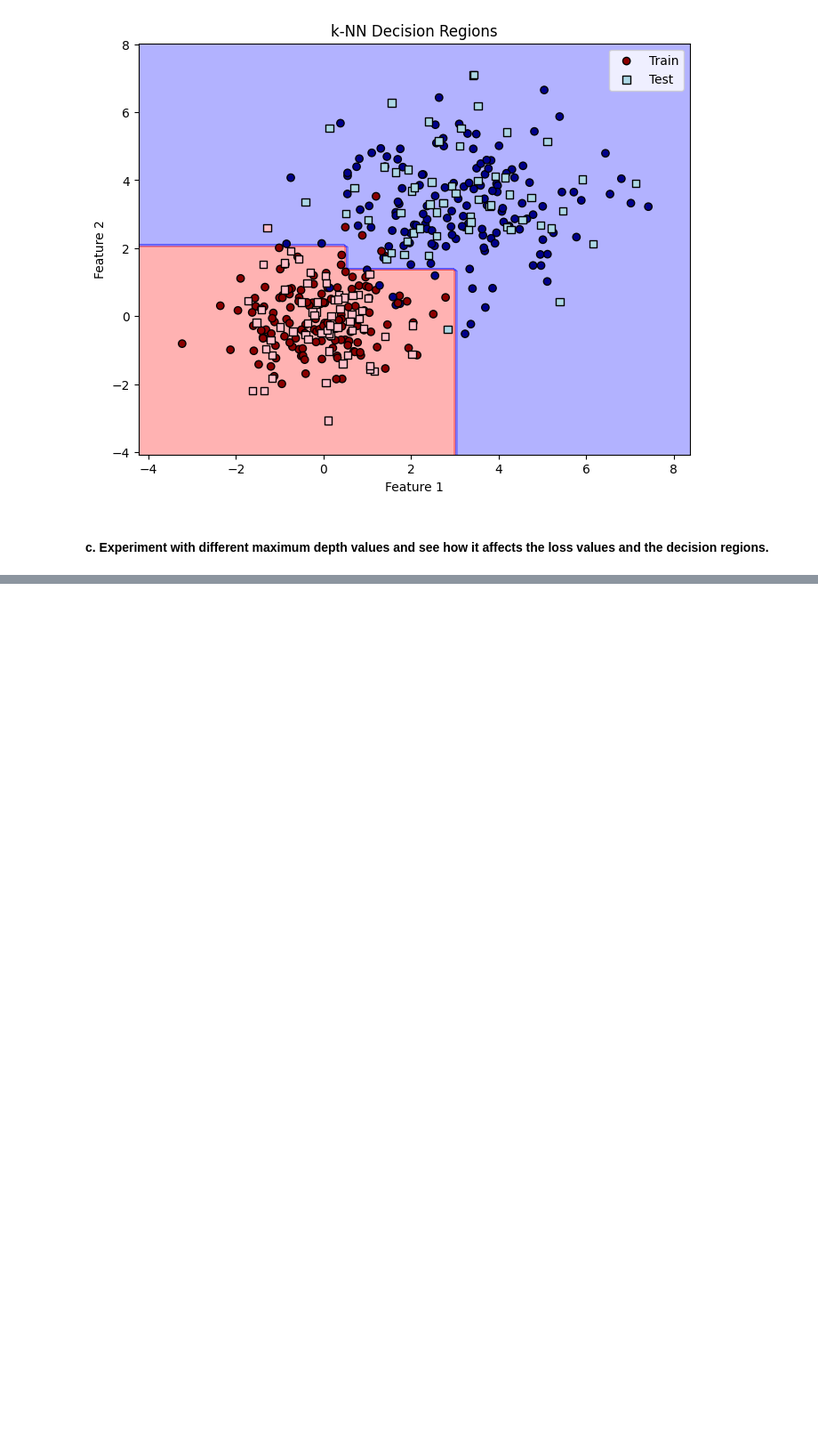
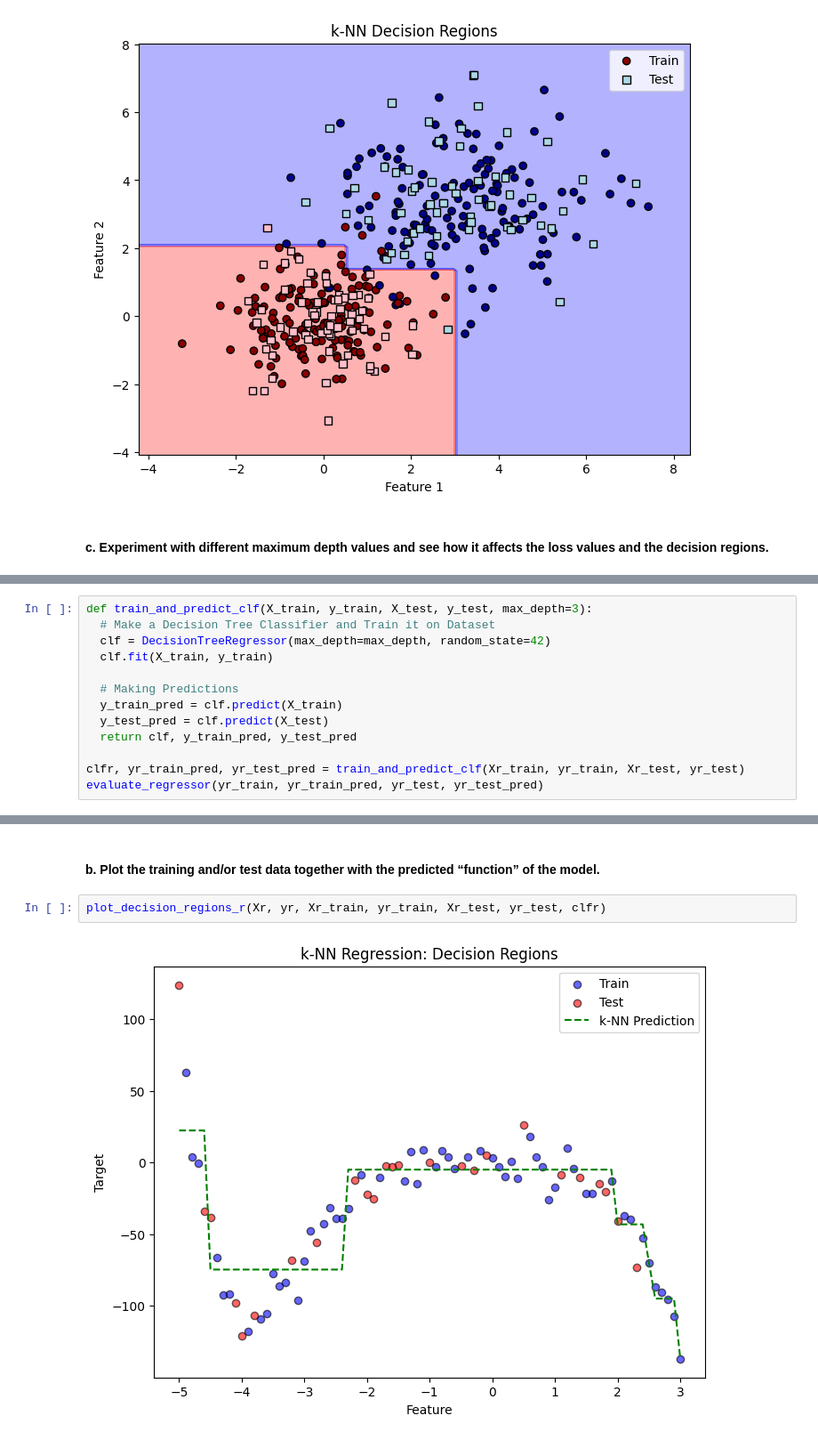
Before and after one commit to keys-i/COMP4702, a Jupyter notebook: src/W2.ipynb, the cells around one changed output, grey strips where cells are left out. Shown at 89% size. Drawn from its saved outputs; the diff is of its cells as text; blank space fills up the shorter version.

```diff
--- a/src/W2.ipynb
+++ b/src/W2.ipynb
@@ -280,0 +292,13 @@ for i in range(1,3):
+# %%
+def train_and_predict_clf(X_train, y_train, X_test, y_test, max_depth=3):
+  # Make a Decision Tree Classifier and Train it on Dataset
+  clf = DecisionTreeRegressor(max_depth=max_depth, random_state=42)
+  clf.fit(X_train, y_train)
+
+  # Making Predictions
+  y_train_pred = clf.predict(X_train)
+  y_test_pred = clf.predict(X_test)
+  return clf, y_train_pred, y_test_pred
+
+clfr, yr_train_pred, yr_test_pred = train_and_predict_clf(Xr_train, yr_train, Xr_test, yr_test)
+evaluate_regressor(yr_train, yr_train_pred, yr_test, yr_test_pred)
@@ -280,0 +309,6 @@ for i in range(1,3):
+# %% [markdown]
+#### b. Plot the training and/or test data together with the predicted “function” of the model.
+# %%
+plot_decision_regions_r(Xr, yr, Xr_train, yr_train, Xr_test, yr_test, clfr)
+# %% [output]
+[figure, added]
```
Also changed, not shown: parts of 9 cells of this notebook.
